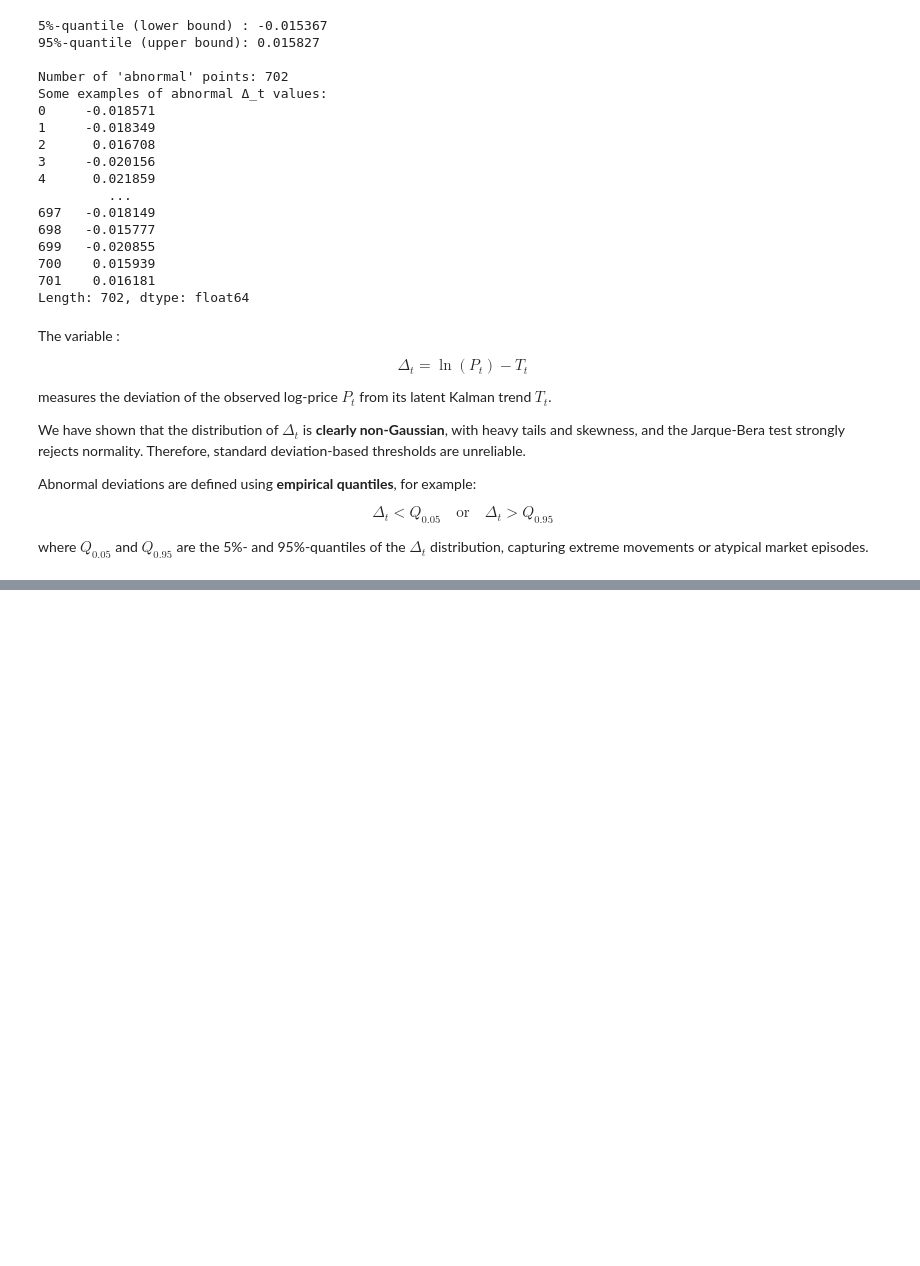
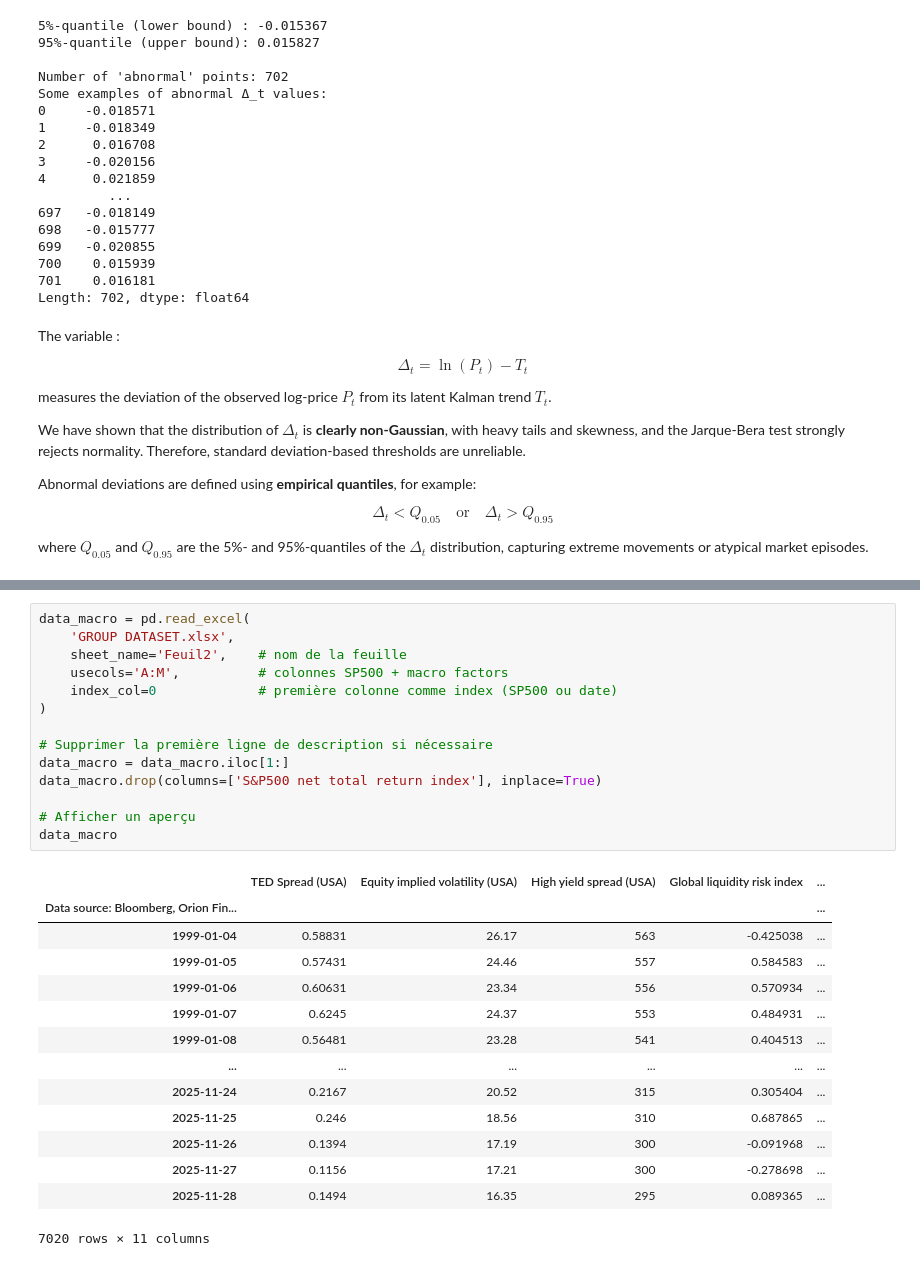
Before and after one commit to BenjaminFernandesNeres/Kalman-SP500, a Jupyter notebook: TrendFollowingStrategy.ipynb, the cells around one changed output, grey strips where cells are left out. Drawn from its saved outputs; the diff is of its cells as text; blank space fills up the shorter version.

```diff
--- a/TrendFollowingStrategy.ipynb
+++ b/TrendFollowingStrategy.ipynb
@@ -197,0 +221,29 @@ where $Q_{0.05}$ and $Q_{0.95}$ are the 5%- and 95%-quantiles of the $\Delta_t$
+# %%
+data_macro = pd.read_excel(
+    'GROUP DATASET.xlsx',
+    sheet_name='Feuil2',    # nom de la feuille
+    usecols='A:M',          # colonnes SP500 + macro factors
+    index_col=0             # première colonne comme index (SP500 ou date)
+)
+
+# Supprimer la première ligne de description si nécessaire
+data_macro = data_macro.iloc[1:]
+data_macro.drop(columns=['S&P500 net total return index'], inplace=True)
+
+# Afficher un aperçu
+data_macro
+# %% [output]
+|  | TED Spread (USA) | Equity implied volatility (USA) | High yield spread (USA) | Global liquidity risk index | ... |
+| Data source: Bloomberg, Orion Fin... |  |  |  |  | ... |
+| 1999-01-04 | 0.58831 | 26.17 | 563 | -0.425038 | ... |
+| 1999-01-05 | 0.57431 | 24.46 | 557 | 0.584583 | ... |
+| 1999-01-06 | 0.60631 | 23.34 | 556 | 0.570934 | ... |
+| 1999-01-07 | 0.6245 | 24.37 | 553 | 0.484931 | ... |
+| 1999-01-08 | 0.56481 | 23.28 | 541 | 0.404513 | ... |
+| ... | ... | ... | ... | ... | ... |
+| 2025-11-24 | 0.2167 | 20.52 | 315 | 0.305404 | ... |
+| 2025-11-25 | 0.246 | 18.56 | 310 | 0.687865 | ... |
+| 2025-11-26 | 0.1394 | 17.19 | 300 | -0.091968 | ... |
+| 2025-11-27 | 0.1156 | 17.21 | 300 | -0.278698 | ... |
+| 2025-11-28 | 0.1494 | 16.35 | 295 | 0.089365 | ... |
+7020 rows × 11 columns
```
Also changed, not shown: parts of 11 cells of this notebook.
